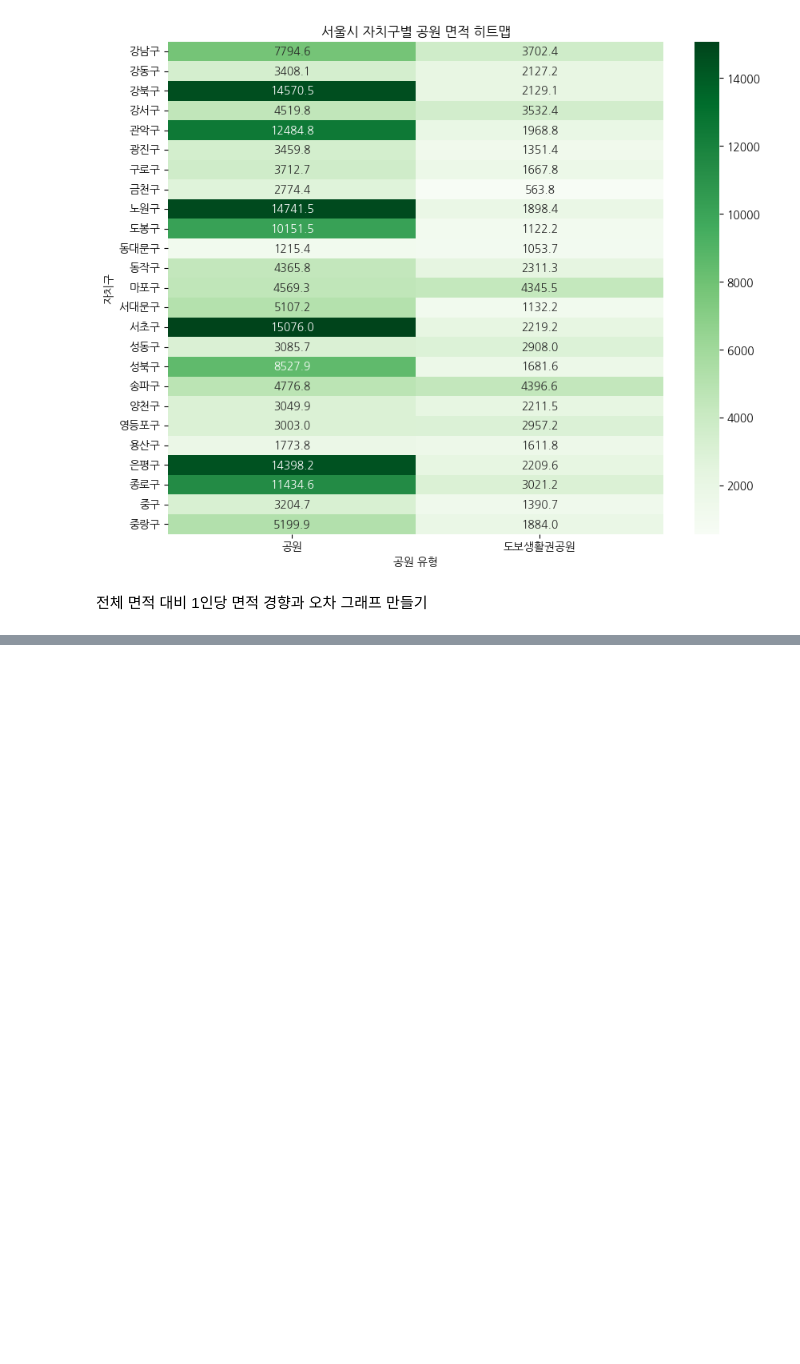
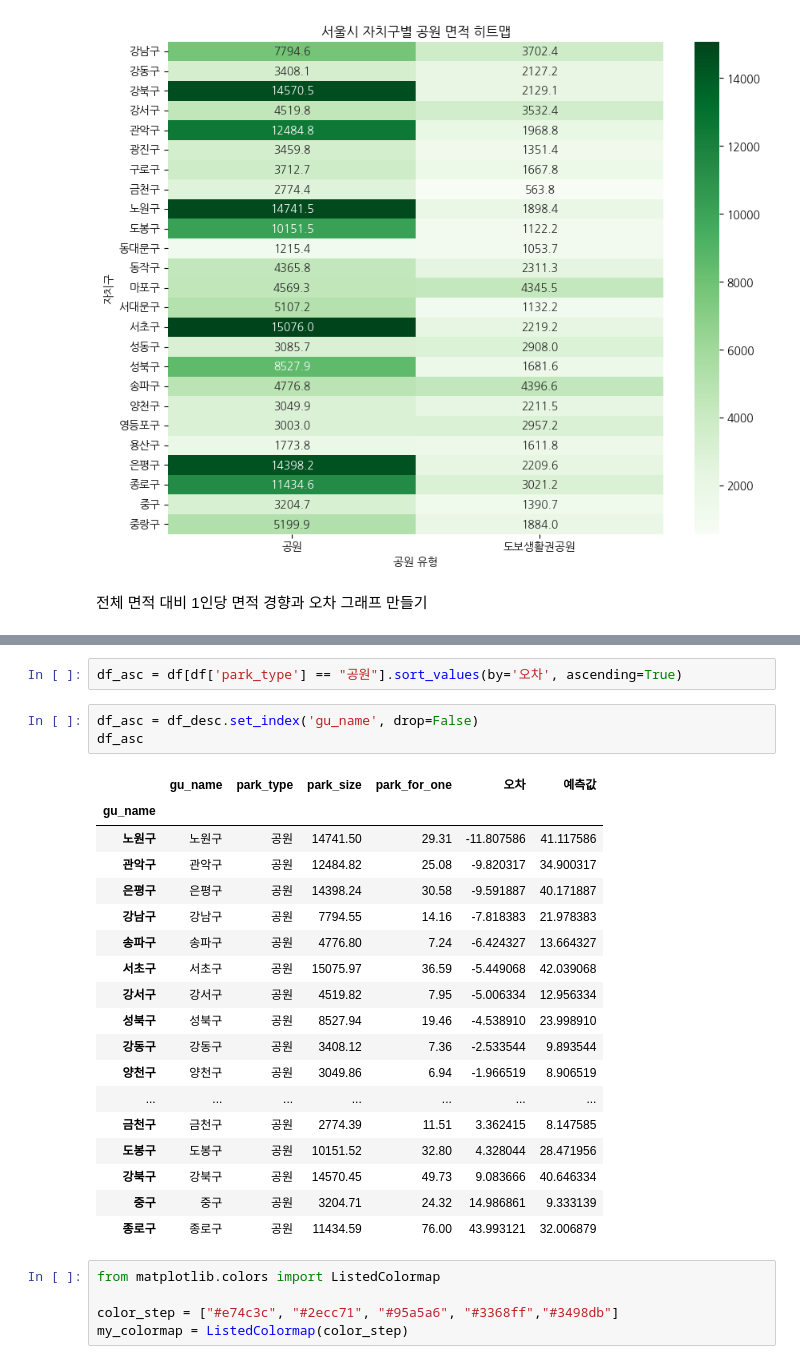
Before and after one commit to addinedu-ros-9th/eda-repo-2, a Jupyter notebook: data_analysis/park.ipynb, the cells around one changed output, grey strips where cells are left out. Drawn from its saved outputs; the diff is of its cells as text; blank space fills up the shorter version.

```diff
--- a/data_analysis/park.ipynb
+++ b/data_analysis/park.ipynb
@@ -127,0 +196,29 @@ plt.show()
+# %%
+df_asc = df[df['park_type'] == "공원"].sort_values(by='오차', ascending=True)
+# %%
+df_asc = df_desc.set_index('gu_name', drop=False)
+df_asc
+# %% [output]
+|  | gu_name | park_type | park_size | park_for_one | 오차 | 예측값 |
+| gu_name |  |  |  |  |  |  |
+| 노원구 | 노원구 | 공원 | 14741.50 | 29.31 | -11.807586 | 41.117586 |
+| 관악구 | 관악구 | 공원 | 12484.82 | 25.08 | -9.820317 | 34.900317 |
+| 은평구 | 은평구 | 공원 | 14398.24 | 30.58 | -9.591887 | 40.171887 |
+| 강남구 | 강남구 | 공원 | 7794.55 | 14.16 | -7.818383 | 21.978383 |
+| 송파구 | 송파구 | 공원 | 4776.80 | 7.24 | -6.424327 | 13.664327 |
+| 서초구 | 서초구 | 공원 | 15075.97 | 36.59 | -5.449068 | 42.039068 |
+| 강서구 | 강서구 | 공원 | 4519.82 | 7.95 | -5.006334 | 12.956334 |
+| 성북구 | 성북구 | 공원 | 8527.94 | 19.46 | -4.538910 | 23.998910 |
+| 강동구 | 강동구 | 공원 | 3408.12 | 7.36 | -2.533544 | 9.893544 |
+| 양천구 | 양천구 | 공원 | 3049.86 | 6.94 | -1.966519 | 8.906519 |
+| ... | ... | ... | ... | ... | ... | ... |
+| 금천구 | 금천구 | 공원 | 2774.39 | 11.51 | 3.362415 | 8.147585 |
+| 도봉구 | 도봉구 | 공원 | 10151.52 | 32.80 | 4.328044 | 28.471956 |
+| 강북구 | 강북구 | 공원 | 14570.45 | 49.73 | 9.083666 | 40.646334 |
+| 중구 | 중구 | 공원 | 3204.71 | 24.32 | 14.986861 | 9.333139 |
+| 종로구 | 종로구 | 공원 | 11434.59 | 76.00 | 43.993121 | 32.006879 |
+# %%
+from matplotlib.colors import ListedColormap
+
+color_step = ["#e74c3c", "#2ecc71", "#95a5a6", "#3368ff","#3498db"]
+my_colormap = ListedColormap(color_step)
```
Also changed, not shown: parts of 7 cells of this notebook.
